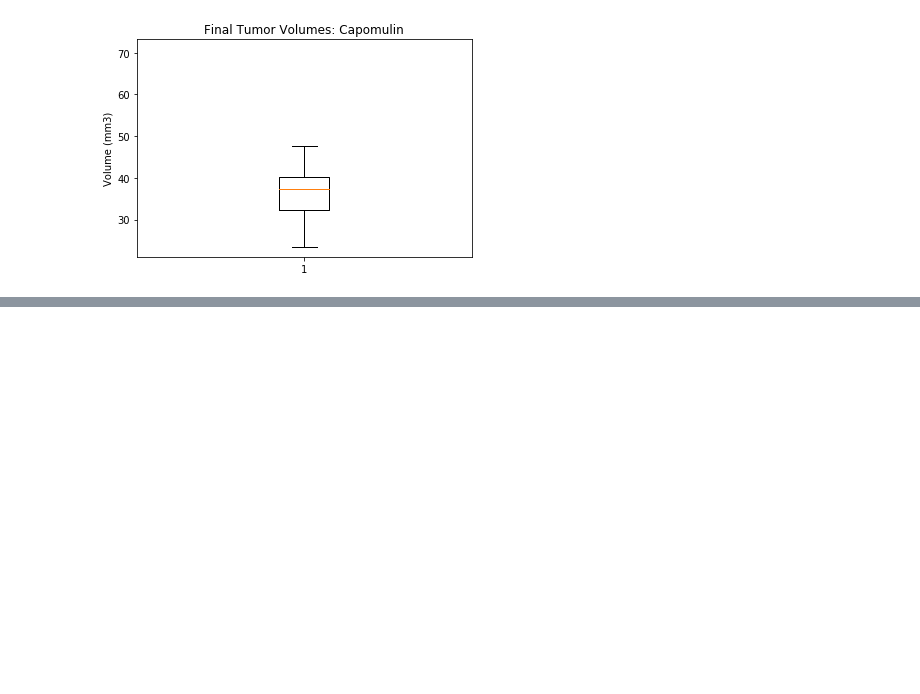
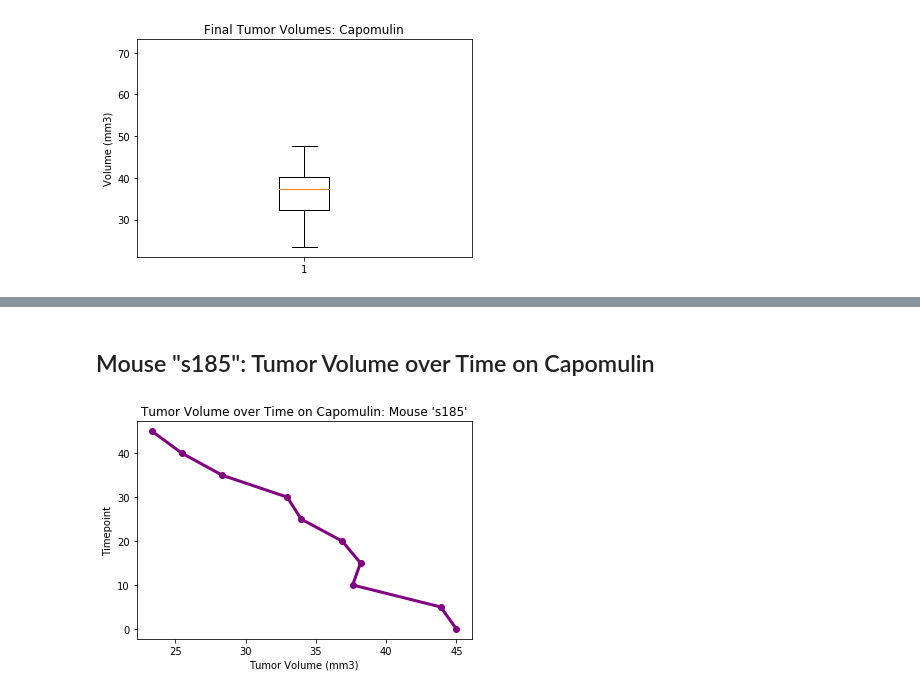
Before and after one commit to juliabrunett/matplotlib-challenge, a Jupyter notebook: Pymaceuticals/pymaceuticals.ipynb, the cells around one changed output, grey strips where cells are left out. Cells and saved outputs as stored; diff of their text form; code cells hidden in the pictures; blank space fills up the shorter version.

Commit message:
Worked on code for line graph

```diff
--- a/Pymaceuticals/pymaceuticals.ipynb
+++ b/Pymaceuticals/pymaceuticals.ipynb
@@ -589,0 +606,19 @@ plt.show()
+# %%
+# Select one mouse with Capomulin treatment
+capomulin_mice = promising_regimens.loc[(promising_regimens["Drug Regimen"] == "Capomulin") & (promising_regimens["Mouse ID"] == "s185")]
+
+# Reset the index
+capomulin_mice = capomulin_mice.reset_index(drop=True)
+
+x_axis = capomulin_mice["Tumor Volume (mm3)"]
+y_axis = capomulin_mice["Timepoint"]
+# %% [markdown]
+## Mouse "s185": Tumor Volume over Time on Capomulin
+# %%
+plt.plot(x_axis, y_axis, linewidth=3, marker="o", color="purple")
+plt.xlabel("Tumor Volume (mm3)")
+plt.ylabel("Timepoint")
+plt.title("Tumor Volume over Time on Capomulin: Mouse 's185'")
+plt.show()
+# %% [output]
+[figure, added]
```
Also changed, not shown: parts of 39 cells of this notebook.
